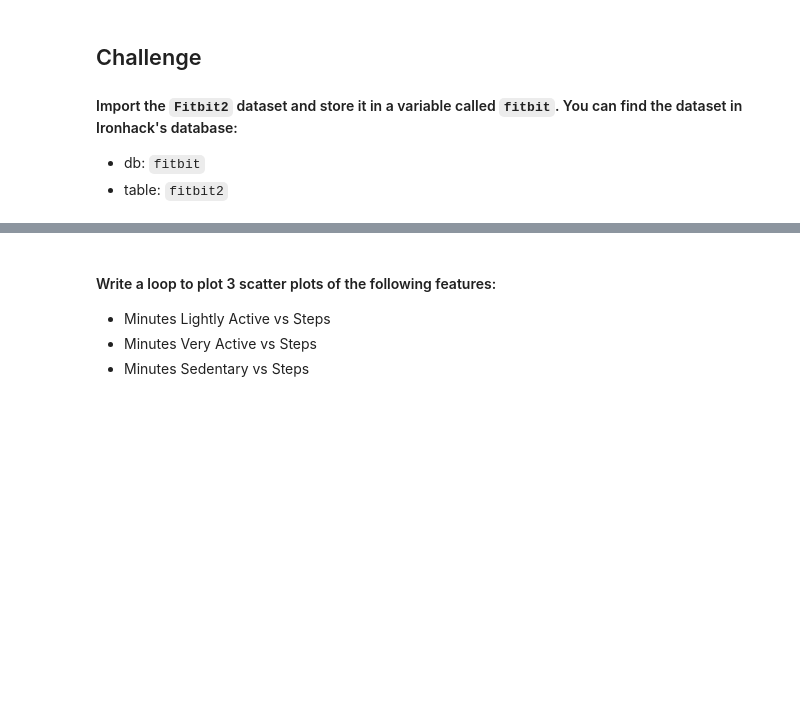
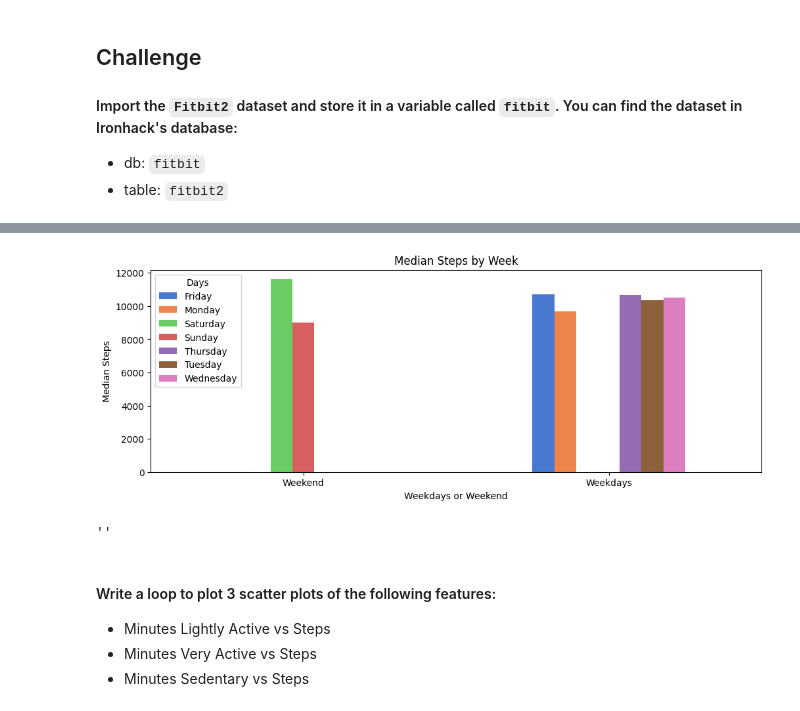
Before and after one commit to Ironhack-Data-Madrid-Octubre-2023/5.2-lab_matplotlib_seaborn, a Jupyter notebook: your-code/main.ipynb, the cells around one changed output, grey strips where cells are left out. Drawn from its saved outputs; the diff is of its cells as text; code cells hidden in the pictures; blank space fills up the shorter version.

```diff
--- a/your-code/main.ipynb
+++ b/your-code/main.ipynb
@@ -34,3 +60,24 @@ How the average number of steps change by month. Use the appropriate visualizati
+# %%
+d_steps = fitbit.groupby(['Work_or_Weekend', 'Days'])['Steps'].median().unstack()
+
+fig, ax = plt.subplots(figsize=(12, 4))
+cus_pal = sns.color_palette("muted", n_colors=len(d_steps.columns))
+
+d_steps.plot(kind='bar', ax=ax, color=cus_pal)
+
+ax.set_xticks(d_steps.index)
+ax.set_xticklabels([1, 0])
+
+ax.set_xticklabels(['Weekend', 'Weekdays'], rotation=0)
+ax.set_xlabel('Weekdays or Weekend')
+ax.set_ylabel('Median Steps')
+ax.set_title('Median Steps by Week')
+
+plt.show()
+;
+# %% [output]
+[figure, added]
+''
 # %% [markdown]
 #### Write a loop to plot 3 scatter plots of the following features:
 
```
Also changed, not shown: parts of 9 cells of this notebook.
